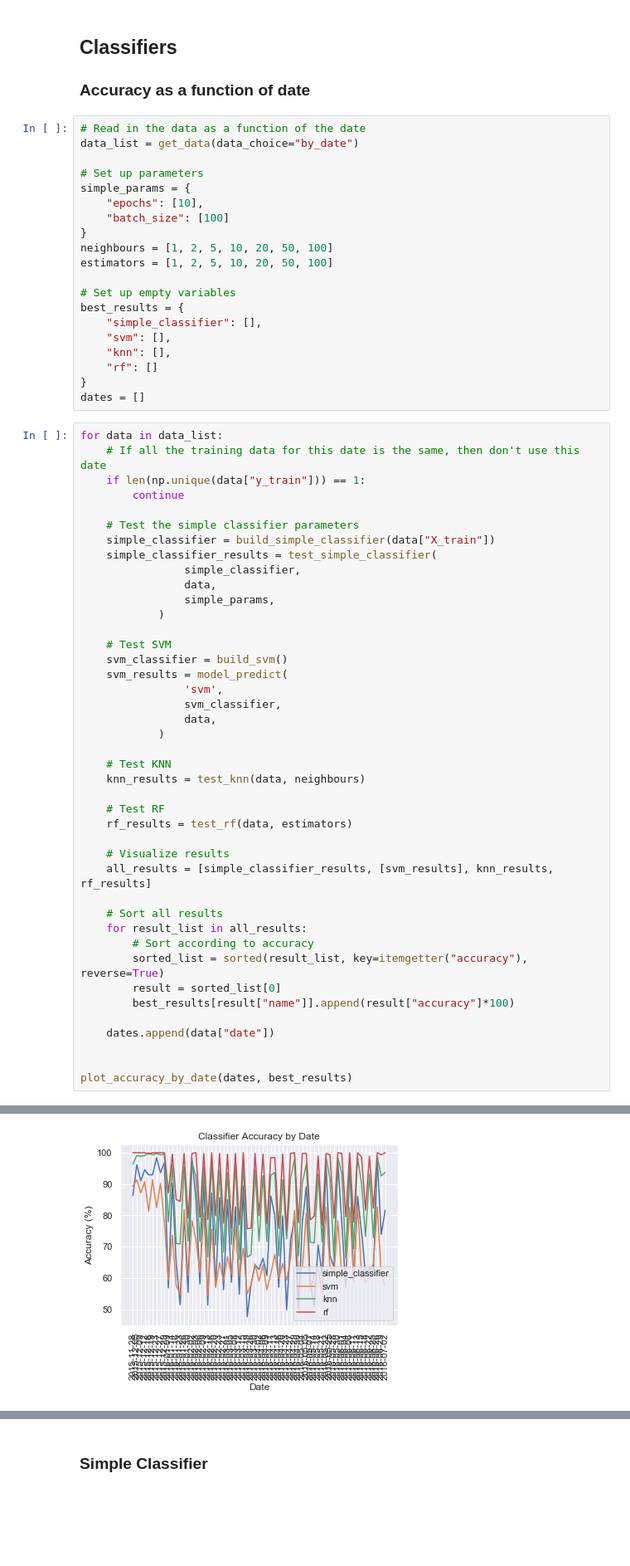
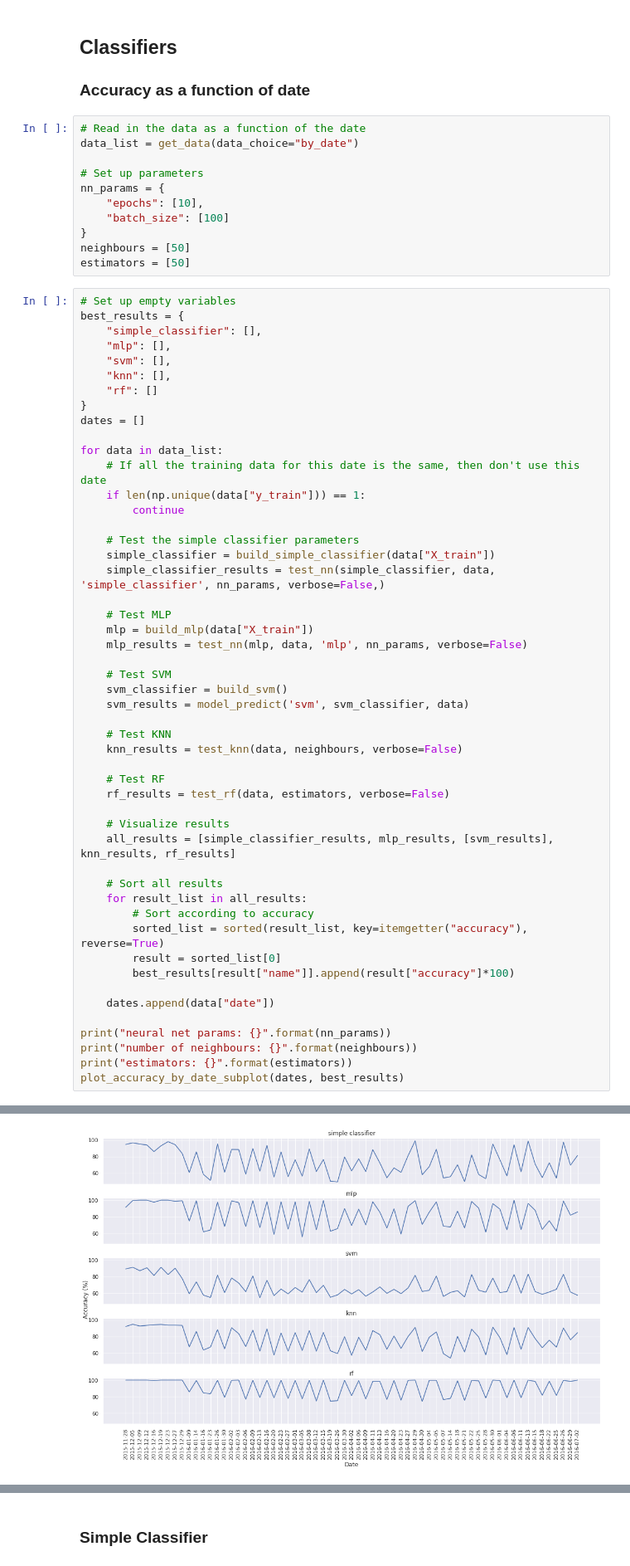
Before and after one commit to brittanyhewitson/epidemic_prediction, a Jupyter notebook: notebooks/report_code.ipynb, the cells around one changed output, grey strips where cells are left out. Shown at 83% size. Cells and saved outputs as stored; diff of their text form; blank space fills up the shorter version.

Commit message:
updated final notebook and test script

```diff
--- a/notebooks/report_code.ipynb
+++ b/notebooks/report_code.ipynb
@@ -72,22 +72,23 @@ plot_feature_output_correlation(all_data)
 data_list = get_data(data_choice="by_date")
 
 # Set up parameters
-simple_params = {
+nn_params = {
     "epochs": [10],
     "batch_size": [100]
 }
-neighbours = [1, 2, 5, 10, 20, 50, 100]
-estimators = [1, 2, 5, 10, 20, 50, 100]
-
-# Set up empty variables
-best_results = {
-    "simple_classifier": [],
-    "svm": [],
-    "knn": [],
-    "rf": []
-}
-dates = []
+neighbours = [50]
+estimators = [50]
 # %%
+# Set up empty variables
+best_results = {
+    "simple_classifier": [],
+    "mlp": [],
+    "svm": [],
+    "knn": [],
+    "rf": []
+}
+dates = []
+
 for data in data_list:
     # If all the training data for this date is the same, then don't use this date
     if len(np.unique(data["y_train"])) == 1:
@@ -95,28 +96,24 @@ for data in data_list:
 
     # Test the simple classifier parameters
     simple_classifier = build_simple_classifier(data["X_train"])
-    simple_classifier_results = test_simple_classifier(
-                simple_classifier,
-                data,
-                simple_params,
-            )
+    simple_classifier_results = test_nn(simple_classifier, data, 'simple_classifier', nn_params, verbose=False,)
+
+    # Test MLP
+    mlp = build_mlp(data["X_train"])
+    mlp_results = test_nn(mlp, data, 'mlp', nn_params, verbose=False)
 
     # Test SVM
     svm_classifier = build_svm()
-    svm_results = model_predict(
-                'svm',
-                svm_classifier,
-                data,
-            )
+    svm_results = model_predict('svm', svm_classifier, data)
 
     # Test KNN
-    knn_results = test_knn(data, neighbours)
+    knn_results = test_knn(data, neighbours, verbose=False)
 
     # Test RF
-    rf_results = test_rf(data, estimators)
+    rf_results = test_rf(data, estimators, verbose=False)
 
     # Visualize results
-    all_results = [simple_classifier_results, [svm_results], knn_results, rf_results]
+    all_results = [simple_classifier_results, mlp_results, [svm_results], knn_results, rf_results]
 
     # Sort all results
     for result_list in all_results:
@@ -127,6 +124,8 @@ for data in data_list:
 
     dates.append(data["date"])
 
-
-plot_accuracy_by_date(dates, best_results)
+print("neural net params: {}".format(nn_params))
+print("number of neighbours: {}".format(neighbours))
+print("estimators: {}".format(estimators))
+plot_accuracy_by_date_subplot(dates, best_results)
 # %% [output]
@@ -133 +135 @@ plot_accuracy_by_date(dates, best_results)
-[figure, old version]
+[figure, new version]
```
Also changed, not shown: parts of 28 cells of this notebook, 3 other files.
